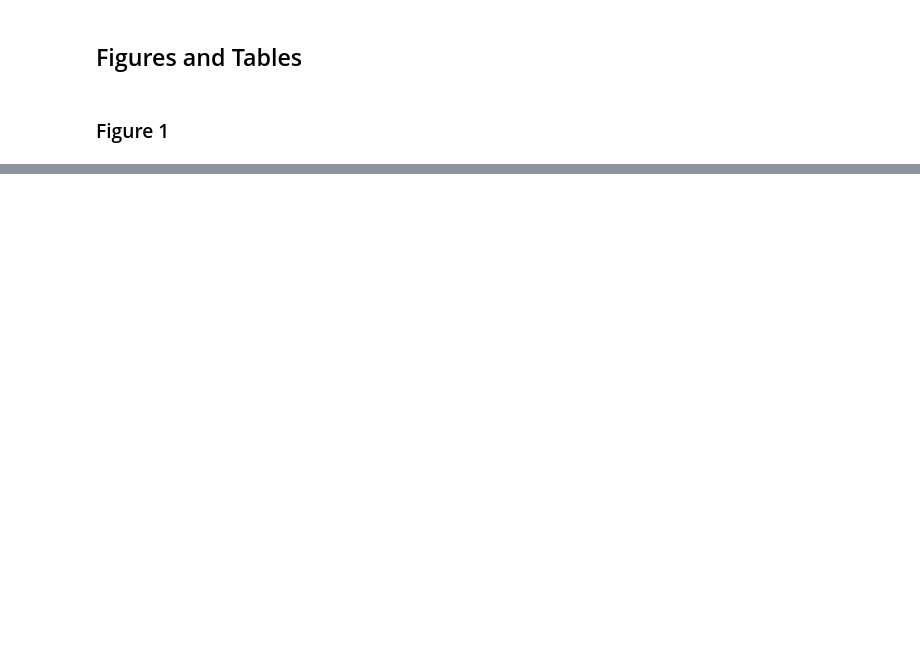
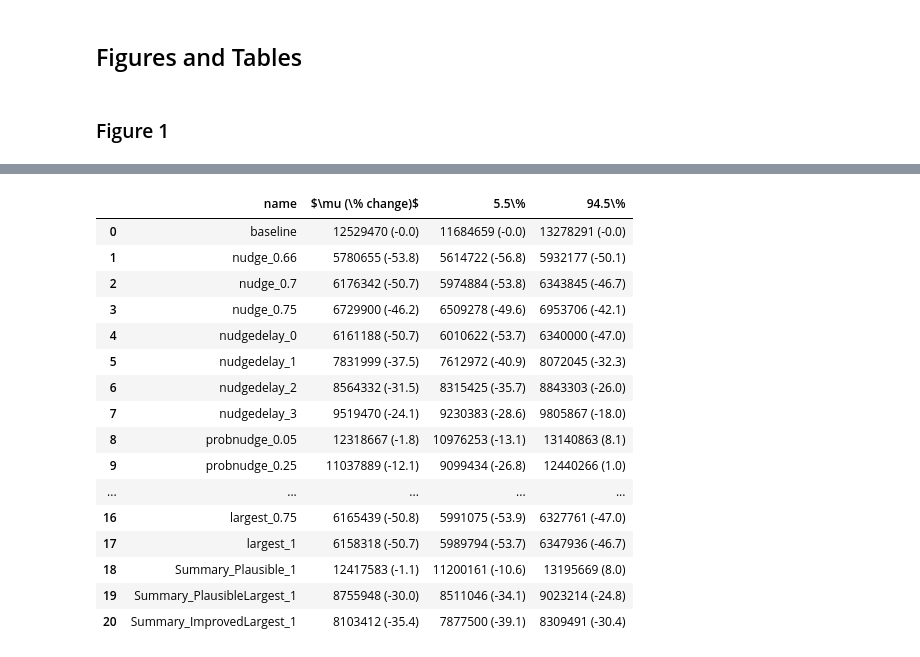
Before and after one commit to josephbb/CommunityNotesSim, a Jupyter notebook: Analysis.ipynb, the cells around one changed output, grey strips where cells are left out. Drawn from its saved outputs; the diff is of its cells as text; code cells hidden in the pictures; blank space fills up the shorter version.

```diff
--- a/Analysis.ipynb
+++ b/Analysis.ipynb
@@ -681,0 +628,20 @@ from src.tables import get_sim_cumulative
+# %%
+get_table(sim_df, order=np.arange(21))
+# %% [output]
+|  | name | $\mu (\% change)$ | 5.5\% | 94.5\% |
+| 0 | baseline | 12529470 (-0.0) | 11684659 (-0.0) | 13278291 (-0.0) |
+| 1 | nudge_0.66 | 5780655 (-53.8) | 5614722 (-56.8) | 5932177 (-50.1) |
+| 2 | nudge_0.7 | 6176342 (-50.7) | 5974884 (-53.8) | 6343845 (-46.7) |
+| 3 | nudge_0.75 | 6729900 (-46.2) | 6509278 (-49.6) | 6953706 (-42.1) |
+| 4 | nudgedelay_0 | 6161188 (-50.7) | 6010622 (-53.7) | 6340000 (-47.0) |
+| 5 | nudgedelay_1 | 7831999 (-37.5) | 7612972 (-40.9) | 8072045 (-32.3) |
+| 6 | nudgedelay_2 | 8564332 (-31.5) | 8315425 (-35.7) | 8843303 (-26.0) |
+| 7 | nudgedelay_3 | 9519470 (-24.1) | 9230383 (-28.6) | 9805867 (-18.0) |
+| 8 | probnudge_0.05 | 12318667 (-1.8) | 10976253 (-13.1) | 13140863 (8.1) |
+| 9 | probnudge_0.25 | 11037889 (-12.1) | 9099434 (-26.8) | 12440266 (1.0) |
+| ... | ... | ... | ... | ... |
+| 16 | largest_0.75 | 6165439 (-50.8) | 5991075 (-53.9) | 6327761 (-47.0) |
+| 17 | largest_1 | 6158318 (-50.7) | 5989794 (-53.7) | 6347936 (-46.7) |
+| 18 | Summary_Plausible_1 | 12417583 (-1.1) | 11200161 (-10.6) | 13195669 (8.0) |
+| 19 | Summary_PlausibleLargest_1 | 8755948 (-30.0) | 8511046 (-34.1) | 9023214 (-24.8) |
+| 20 | Summary_ImprovedLargest_1 | 8103412 (-35.4) | 7877500 (-39.1) | 8309491 (-30.4) |
```
Also changed, not shown: parts of 72 cells of this notebook, 7 other files.
